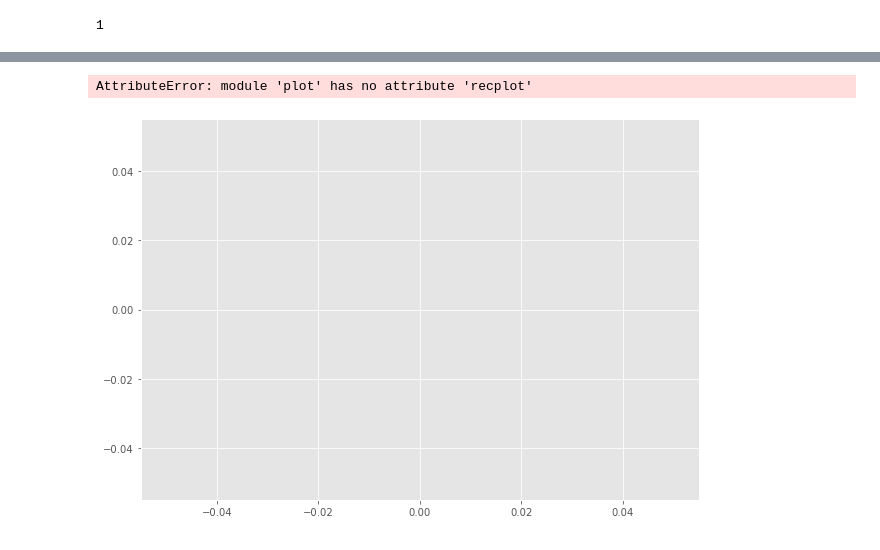
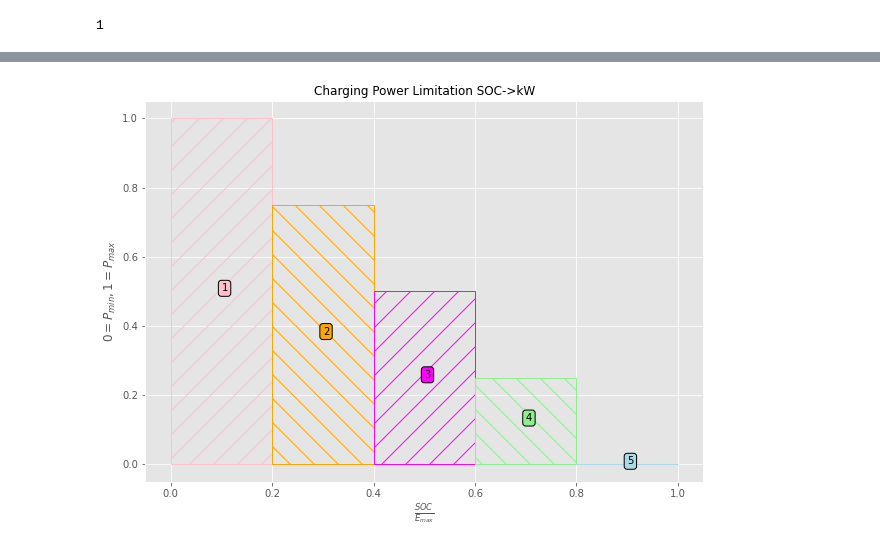
Before and after one commit to drdebian/dsmdata-simulation, a Jupyter notebook: Simulation.ipynb, the cells around one changed output, grey strips where cells are left out. Drawn from its saved outputs; the diff is of its cells as text; code cells hidden in the pictures.

```diff
--- a/Simulation.ipynb
+++ b/Simulation.ipynb
@@ -763,18 +760,23 @@ worked on:  0.0 0.0 perfect 23 2016-06-22 23:00:00 2022-06-11 19:13:33.985057 0.
 # %%
 # rules
 fig, ax = plt.subplots(figsize=(10, 7))
+plt.style.use("default")
 
 # Plotten
 ax.plot()
 plot.recplot(ax,   0,  0,   1,   1, 'white',       '', '')
 plot.recplot(ax,   0,  0,   .2,  1, 'pink', '1', '/')
 plot.recplot(ax,  .2,  0,   .2, .75, 'orange',  '2', '\\')
 plot.recplot(ax,  .4,  0,   .2,  .5, 'magenta', '3', '/')
 plot.recplot(ax,  .6,  0,   .2,  .25, 'lightgreen', '4', '\\')
 plot.recplot(ax,  .8,  0,   .2,  0, 'lightblue', '5', '/')
-plt.xlabel('$\\frac{Ladestand}{E_{max}}$')
+plt.style.use("default")
+plt.xlabel('$\\frac{SOC}{E_{max}}$')
 plt.ylabel('$0=P_{min}, 1=P_{max}$')
-plt.title('Ladeleistungsbegrenzung SoC->kW')
+plt.title('Charging Power Limitation SOC->kW')
+if writefiles:
+    plt.savefig(
+        f'output/rule_powerlimit.jpg', bbox_inches="tight", dpi=200)
+    #plt.close(fig)
 # %% [output]
-AttributeError: module 'plot' has no attribute 'recplot'
-[figure, old version]
+[figure, new version]
```
Also changed, not shown: parts of 4 cells of this notebook, 3 other files.
